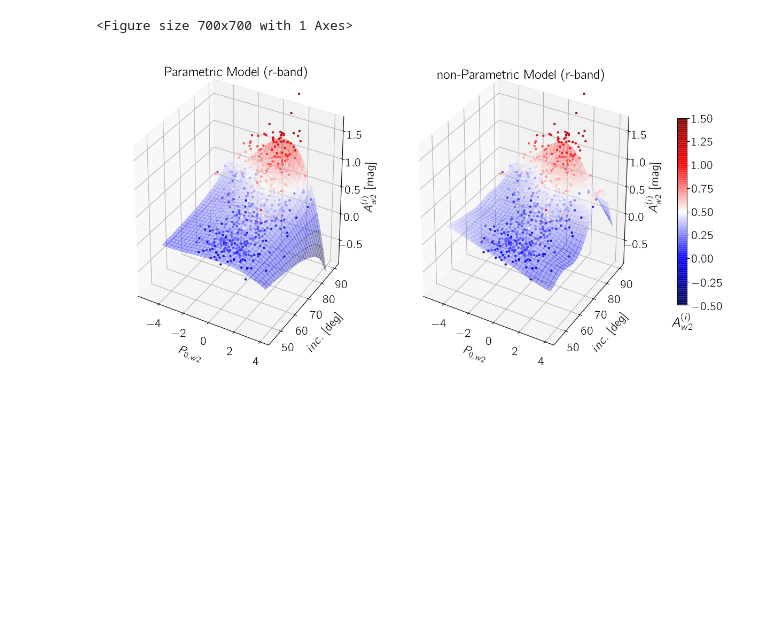
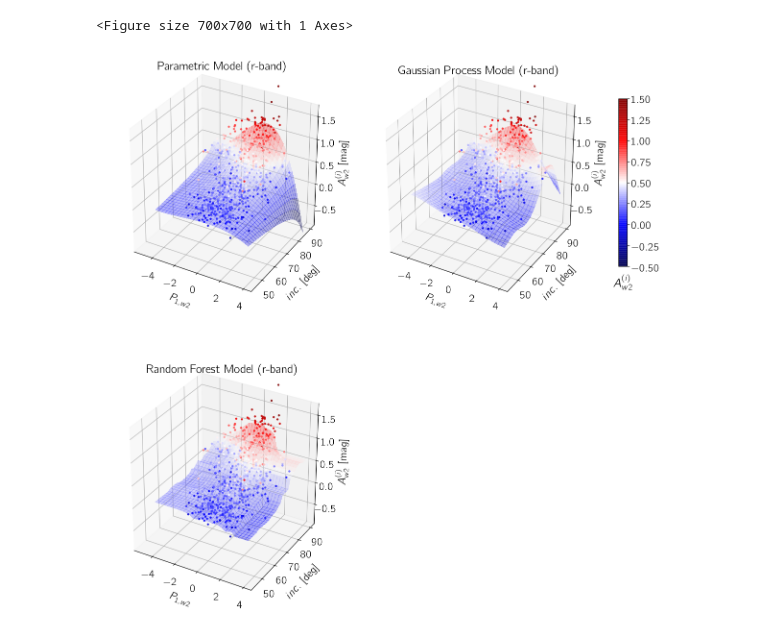
Before and after one commit to ekourkchi/reddening, a Jupyter notebook: Untitled2.ipynb, the cells around one changed output. Drawn from its saved outputs; the diff is of its cells as text; code cells hidden in the pictures; blank space fills up the shorter version.

Commit message:
Random Forest

```diff
--- a/Untitled2.ipynb
+++ b/Untitled2.ipynb
@@ -93,16 +93,7 @@ X[0] = pc0
 X[1] = inc
 X = X.T
 
-if band1=='u':
-#     theta = [3.668874  , 6.50517701, 0.59288974, 0.16381692]
-    theta = [3.749, 6.944, 0.944, 0.164]
-if band1=='g': theta = [ 3.15024649,  5.59633583, -0.54934107,  0.10942759]
-if band1=='r': theta = [3.00712491,  5.28702113, -1.04442791, 0.09683042]
-if band1=='i': theta = [ 2.80674111,  4.97871648, -1.58905037,  0.09901532]
-if band1=='z': theta = [ 2.7634206 ,  4.64052849, -2.06768134,  0.09825892]
-if band1=='w1': theta = [ 2.68218476e+00,  1.02518650e+01, -4.78962522e+00,  1.00000000e-02]
-
-# theta = [ 2.28291917,  4.74425194, -0.09144596,  0.16397921]
+theta = [3.08, 5.43, -0.88, 0.097]
 
 l1 = np.exp(theta[0])
 l2 = np.exp(theta[1])
@@ -121,9 +112,9 @@ X_ = np.c_[_pc.ravel(), _inc.ravel()]
 
 _A, var_A = gp.predict(A, X_, return_var=True)
 
-fig = py.figure(figsize=(12, 6), dpi=100)
+fig = py.figure(figsize=(12, 12), dpi=100)
 fig.subplots_adjust(wspace=0.1, top=0.97, bottom=0.02, left=0.01, right=0.92)
-gs = gridspec.GridSpec(1, 3, width_ratios=[1,1,0.05])
+gs = gridspec.GridSpec(2, 3, width_ratios=[1,1,0.05])
 
 colormap = cm.seismic #or any other colormap
 normalize = colors.Normalize(vmin=-0.5, vmax=1.5)
@@ -142,7 +133,7 @@ for tick in ax.zaxis.get_major_ticks():
             tick.label.set_fontsize(16)
 ax.set_zlim(-0.9,1.7)
 ax.set_title('Parametric Model ('+band1+'-band)', fontsize=18, pad=40)
-ax.set_xlabel(r'$P_{0,w2}$', fontsize=16, labelpad=10)
+ax.set_xlabel(r'$P_{1,w2}$', fontsize=16, labelpad=10)
 ax.set_ylabel(r'$inc.$'+' [deg]', fontsize=16, labelpad=10)
 ax.set_zlabel(r'$A^{(i)}_{w2}$'+' [mag]', fontsize=16, labelpad=10)
 
@@ -151,33 +142,66 @@ ax.set_zlabel(r'$A^{(i)}_{w2}$'+' [mag]', fontsize=16, labelpad=10)
 # ax = fig.add_subplot(1, 2, 1, projection='3d')
 ax = plt.subplot(gs[1], projection='3d')
 ax.plot_surface(_pc, _inc, _A.reshape(_pc.shape), norm=normalize, cmap=colormap, linewidth=0, alpha=0.3, antialiased=False)
 p = ax.scatter(pc0[0:700],inc[0:700],A[0:700], c=A[0:700], norm=normalize, cmap=colormap, alpha=0.8, marker='.')
 
 for tick in ax.xaxis.get_major_ticks():
             tick.label.set_fontsize(16)
 for tick in ax.yaxis.get_major_ticks():
             tick.label.set_fontsize(16)
 for tick in ax.zaxis.get_major_ticks():
             tick.label.set_fontsize(16)
 ax.set_zlim(-0.9,1.7)
-ax.set_title('non-Parametric Model ('+band1+'-band)', fontsize=18)
-ax.set_xlabel(r'$P_{0,w2}$', fontsize=16, labelpad=10)
+ax.set_title('Gaussian Process Model ('+band1+'-band)', fontsize=18)
+ax.set_xlabel(r'$P_{1,w2}$', fontsize=16, labelpad=10)
 ax.set_ylabel(r'$inc.$'+' [deg]', fontsize=16, labelpad=10)
 ax.set_zlabel(r'$A^{(i)}_{w2}$'+' [mag]', fontsize=16, labelpad=10)
 
 # ax = fig.add_subplot(1, 2, 1, projection='3d')
 ax2 = plt.subplot(gs[2])
 ax2.set_axis_off()
 ax2.set_xticks([])
 ax2.set_yticks([])
 ax2.xaxis.set_ticks_position('none')
 ax2.yaxis.set_ticks_position('none')
 cbar = fig.colorbar(p, fraction=0.7)
 cbar.ax.tick_params(labelsize=16)
 cbar.ax.set_xlabel(r'$A^{(i)}_{w2}$', fontsize=18, labelpad=15)
 
 
+################################################################################
+
+from sklearn.ensemble import RandomForestRegressor
+from sklearn.datasets import make_regression
+
+regr = RandomForestRegressor(max_depth=2000, n_estimators=2000, max_features=2, \
+                             min_samples_leaf=10, bootstrap=True)
+regr.fit(X, y)
+
+_pc, _inc = np.linspace(-4,4,30), np.linspace(45,90,30)
+_pc, _inc = np.meshgrid(_pc, _inc)
+X_ = np.c_[_pc.ravel(), _inc.ravel()]
+
+A_  = regr.predict(X_)
+
+ax = plt.subplot(gs[3], projection='3d')
+ax.plot_surface(_pc, _inc,A_.reshape(_pc.shape), norm=normalize, cmap=colormap, linewidth=0, alpha=0.3, antialiased=False)
+ax.scatter(pc0[0:700],inc[0:700],R[0:700], c=R[0:700], norm=normalize, cmap=colormap, alpha=0.8, marker='.')
+for tick in ax.xaxis.get_major_ticks():
+            tick.label.set_fontsize(16)
+for tick in ax.yaxis.get_major_ticks():
+            tick.label.set_fontsize(16)
+for tick in ax.zaxis.get_major_ticks():
+            tick.label.set_fontsize(16)
+ax.set_zlim(-0.9,1.7)
+ax.set_title('Random Forest Model ('+band1+'-band)', fontsize=18)
+ax.set_xlabel(r'$P_{1,w2}$', fontsize=16, labelpad=10)
+ax.set_ylabel(r'$inc.$'+' [deg]', fontsize=16, labelpad=10)
+ax.set_zlabel(r'$A^{(i)}_{w2}$'+' [mag]', fontsize=16, labelpad=10)
+
+################################################################################
+
+
 fig.savefig("Param_GP_"+band1+"w2.png")
 fig.savefig("Param_GP_"+band1+"w2.eps")
 # %% [output]
-[figure, old version]
+[figure, new version]
```
Also changed, not shown: parts of 1 cell of this notebook, 8 other files.
